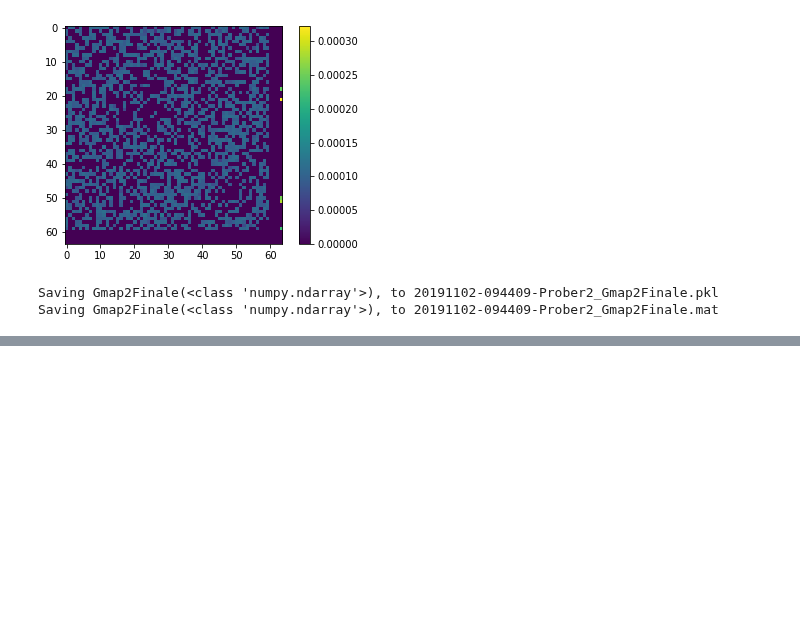
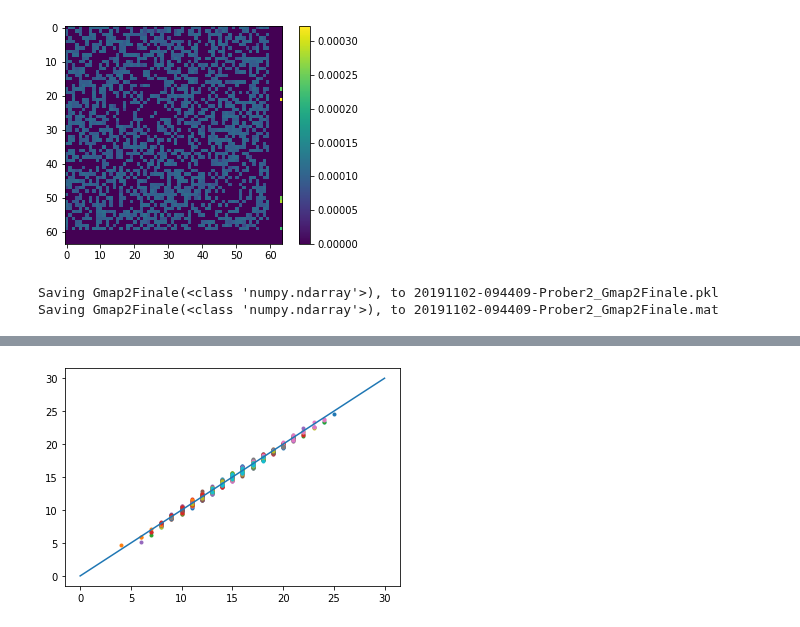
Before and after one commit to lican81/A0_DUT, a Jupyter notebook: Prober2Chip42_Hopfield.ipynb, the cells around one changed output, grey strips where cells are left out. Saved outputs shown, nothing was run; the diff lists cells and outputs as text; code cells hidden in the pictures; blank space fills up the shorter version.

```diff
--- a/Prober2Chip42_Hopfield.ipynb
+++ b/Prober2Chip42_Hopfield.ipynb
@@ -1012,0 +1135,86 @@ Saving Gmap2Finale(<class 'numpy.ndarray'>), to 20191102-094409-Prober2_Gmap2Fin
+# %%
+# NOW TRY TAKING THE DATA ONLY ONE COLUMN AT A TIME TO SEE IF WE GET BETTER ACCURACY
+from lib_data import *
+import scipy.io as sio
+mat_contents = sio.loadmat('Exported60Node_GraphNum0.mat')
+CMat = mat_contents['A']
+
+CMat[0,33] = 0
+CMat[33,0] = 0
+
+import dut_func as dut
+import time
+import struct
+import matplotlib
+import matplotlib.pyplot as plt
+
+from dpe import DPE
+from lib_data import *
+from lib_nn_dpe import NN_dpe
+from IPython import display
+
+#from lib_data import *
+#import scipy.io as sio
+#mat_contents = sio.loadmat('Exported60Node_GraphNum0.mat')
+#CMat = mat_contents['A']
+
+arr = 2
+dpe.N_BIT = 1
+
+numTests = 10
+appliedVector1 = np.zeros((64,numTests))
+appliedVector2 = np.zeros((64,numTests))
+randomVector = np.random.randint(2, size=(60,numTests))
+
+appliedVector1[0:60,:] = randomVector[:,:]
+appliedVector2[0:60,:] = 1-randomVector[:,:]
+neuronVector = appliedVector1[0:60,:] - appliedVector2[0:60,:]
+
+output1 = np.zeros((numTests,60))
+output2 = np.zeros((numTests,60))
+for c in range(60):
+    output1[:,c]  = dpe.multiply_w_delay(arr, appliedVector1, c_sel=[c,c+1], mode=1, debug=False, delay=5).T
+    output2[:,c]  = dpe.multiply_w_delay(arr, appliedVector2, c_sel=[c,c+1], mode=1, debug=False, delay=5).T
+
+all_output = np.concatenate((output1, output2))
+
+#SW_output = neuronVector * CMat
+#SW_neuron = np.matmul(neuronVector, CMat)
+SW_output1 = (CMat.T @ appliedVector1[0:60,:]).T
+SW_output2 = (CMat.T @ appliedVector2[0:60,:]).T
+all_SW_output = np.concatenate((SW_output1, SW_output2))
+
+lin_corrs = []
+for c in range(60):
+    lin_corrs.append( np.polyfit(all_output[:,c], all_SW_output[:,c], 1))
+
+output_corr  = dpe.lin_corr(all_output, lin_corrs)
+output_corr1 = dpe.lin_corr(output1, lin_corrs)
+output_corr2 = dpe.lin_corr(output2, lin_corrs)
+exp_neuron_output = output_corr1 - output_corr2
+SW_neuron_output = SW_output1 - SW_output2
+
+error = output_corr - all_SW_output
+fig, ax = plt.subplots()
+for c in range(60):
+    x = all_SW_output[:,c]
+    y = output_corr[:,c]
+    ax.plot(x,y,'.')
+zz = np.linspace(0,30,30)
+ax.plot(zz,zz,'-')
+
+fig, ax = plt.subplots()
+ax.hist(error.flatten(),bins=60);
+
+fig, ax = plt.subplots()
+for c in range(60):
+    x = SW_neuron_output[:,c]
+    y = exp_neuron_output[:,c]
+    ax.plot(x,y,'.')
+zz = np.linspace(-25,25,50)
+ax.plot(zz,zz,'-')
+
+fig, ax = plt.subplots()
+err_neuron = exp_neuron_output.flatten() - SW_neuron_output.flatten()
+ax.hist(err_neuron.flatten(),bins=60);
+# %% [output]
@@ -1012,0 +1238 @@ Saving Gmap2Finale(<class 'numpy.ndarray'>), to 20191102-094409-Prober2_Gmap2Fin
+[figure, added]
```
Also changed, not shown: parts of 7 cells of this notebook, 24 other files.
